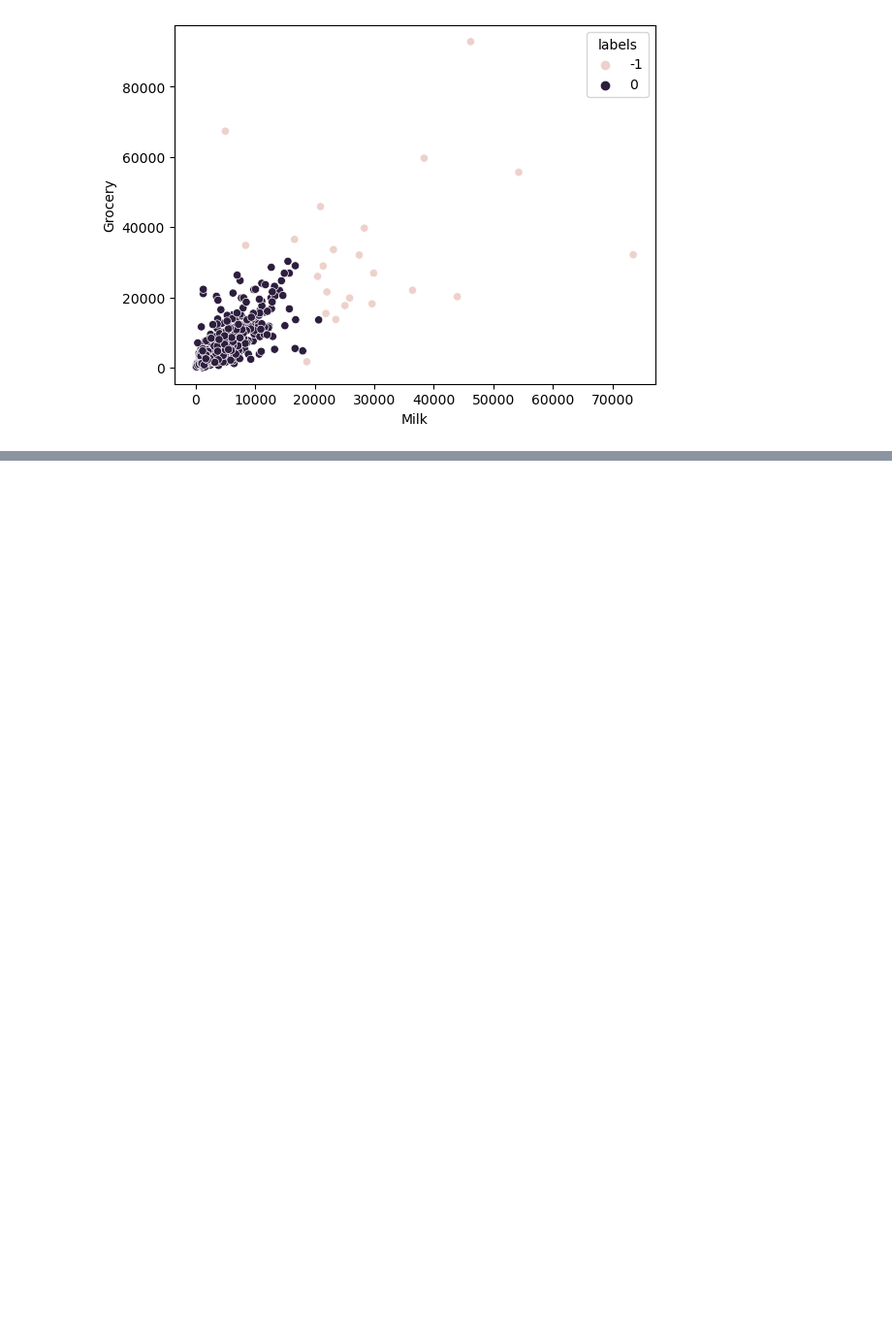
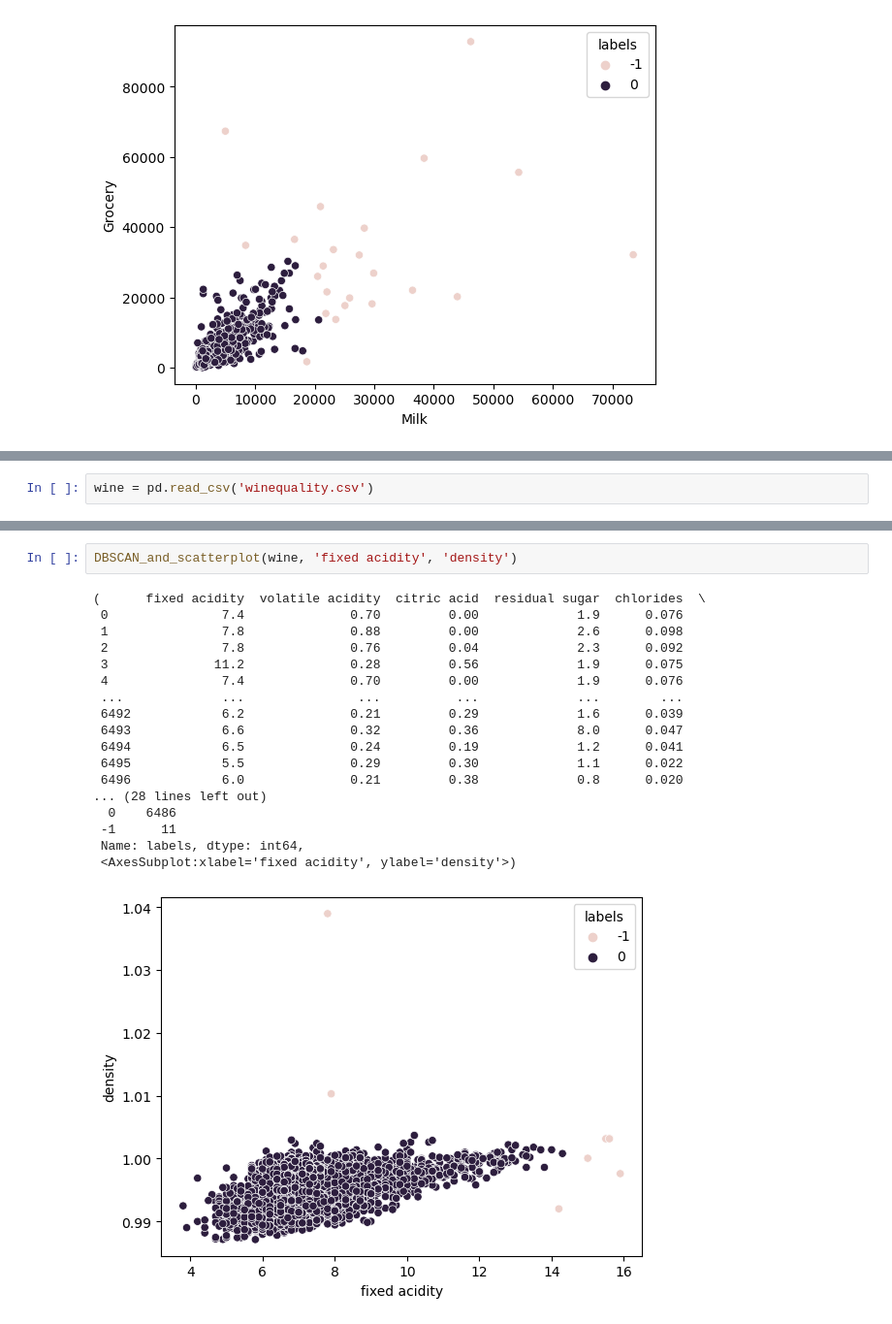
Before and after one commit to stephen-c-perry/anomaly-detection-exercises, a Jupyter notebook: clustering_anomaly_detection.ipynb, the cells around one changed output, grey strips where cells are left out. Shown at 97% size. Saved outputs shown, nothing was run; the diff lists cells and outputs as text; blank space fills up the shorter version.

```diff
--- a/clustering_anomaly_detection.ipynb
+++ b/clustering_anomaly_detection.ipynb
@@ -254,0 +344,2 @@ KeyError: "None of [Index([(<bound method IndexOpsMixin.tolist of Index(['custom
+# %%
+wine = pd.read_csv('winequality.csv')
@@ -254,0 +369,21 @@ KeyError: "None of [Index([(<bound method IndexOpsMixin.tolist of Index(['custom
+# %%
+DBSCAN_and_scatterplot(wine, 'fixed acidity', 'density')
+# %% [output]
+(      fixed acidity  volatile acidity  citric acid  residual sugar  chlorides  \
+ 0               7.4              0.70         0.00             1.9      0.076
+ 1               7.8              0.88         0.00             2.6      0.098
+ 2               7.8              0.76         0.04             2.3      0.092
+ 3              11.2              0.28         0.56             1.9      0.075
+ 4               7.4              0.70         0.00             1.9      0.076
+ ...             ...               ...          ...             ...        ...
+ 6492            6.2              0.21         0.29             1.6      0.039
+ 6493            6.6              0.32         0.36             8.0      0.047
+ 6494            6.5              0.24         0.19             1.2      0.041
+ 6495            5.5              0.29         0.30             1.1      0.022
+ 6496            6.0              0.21         0.38             0.8      0.020
+... (28 lines left out)
+  0    6486
+ -1      11
+ Name: labels, dtype: int64,
+ <AxesSubplot:xlabel='fixed acidity', ylabel='density'>)
+[figure, added]
```
Also changed, not shown: parts of 17 cells of this notebook, 5 other files.
